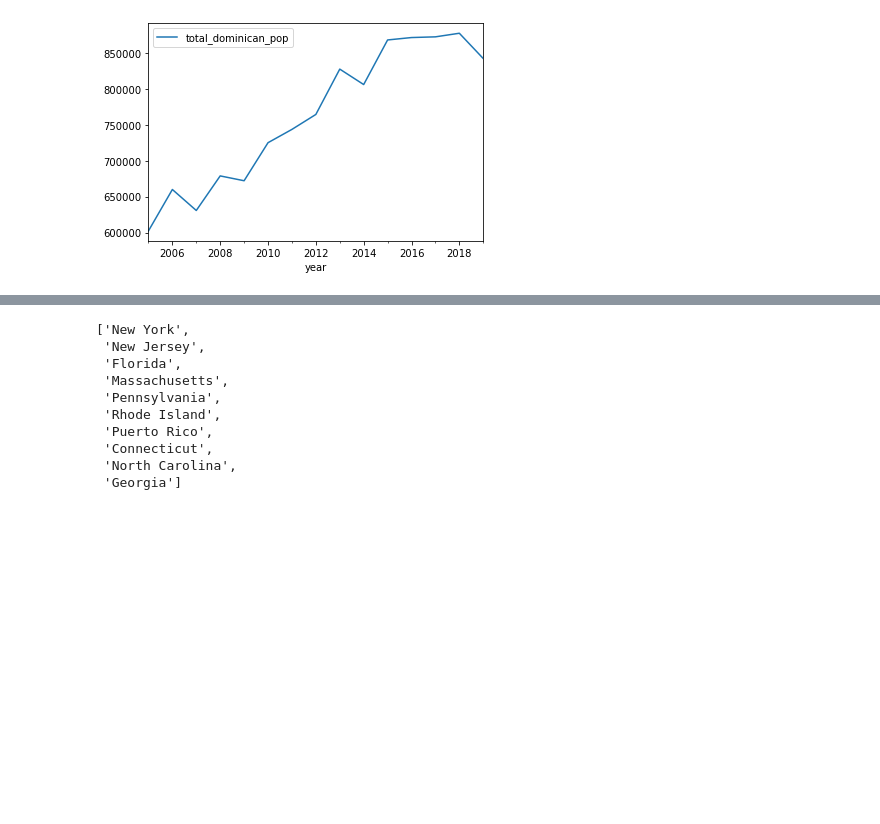
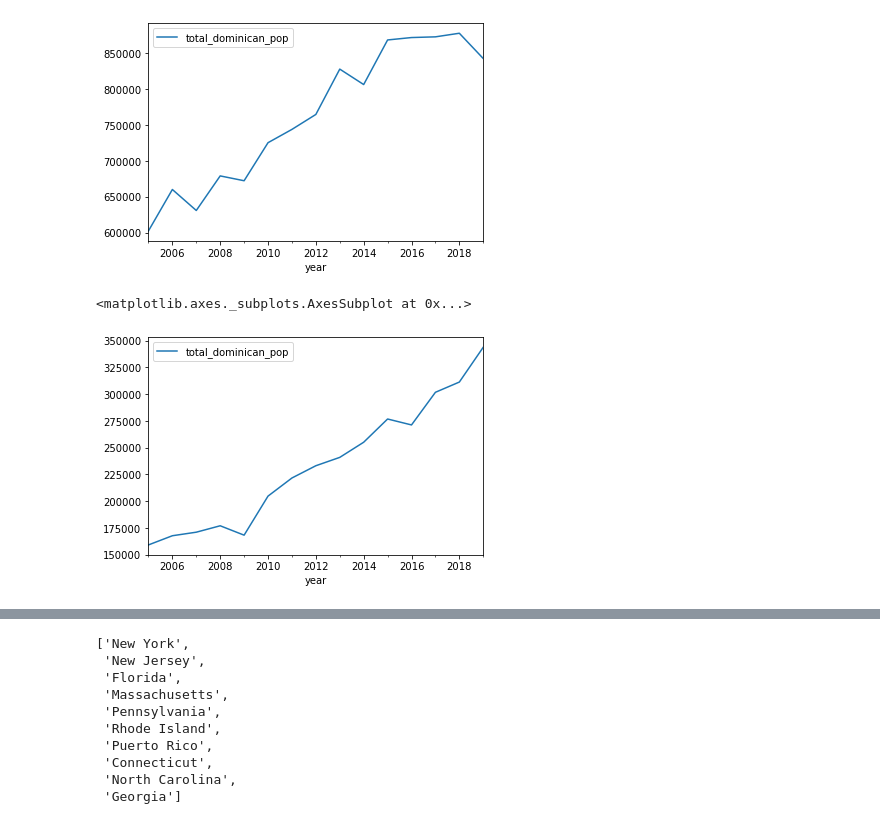
Before and after one commit to edejesus196/dominicans_us_census, a Jupyter notebook: dominicans_census.ipynb, the cells around one changed output, grey strips where cells are left out. Cells and saved outputs as stored; diff of their text form; code cells hidden in the pictures; blank space fills up the shorter version.

```diff
--- a/dominicans_census.ipynb
+++ b/dominicans_census.ipynb
@@ -82,3 +86,8 @@ df[df.name == 'New York'].plot(y ='total_dominican_pop')
 # %% [output]
 <matplotlib.axes._subplots.AxesSubplot at 0x...>
 [figure]
+# %%
+df[df.name == 'New Jersey'].plot(y ='total_dominican_pop')
+# %% [output]
+<matplotlib.axes._subplots.AxesSubplot at 0x...>
+[figure, added]
```
Also changed, not shown: parts of 5 cells of this notebook.
